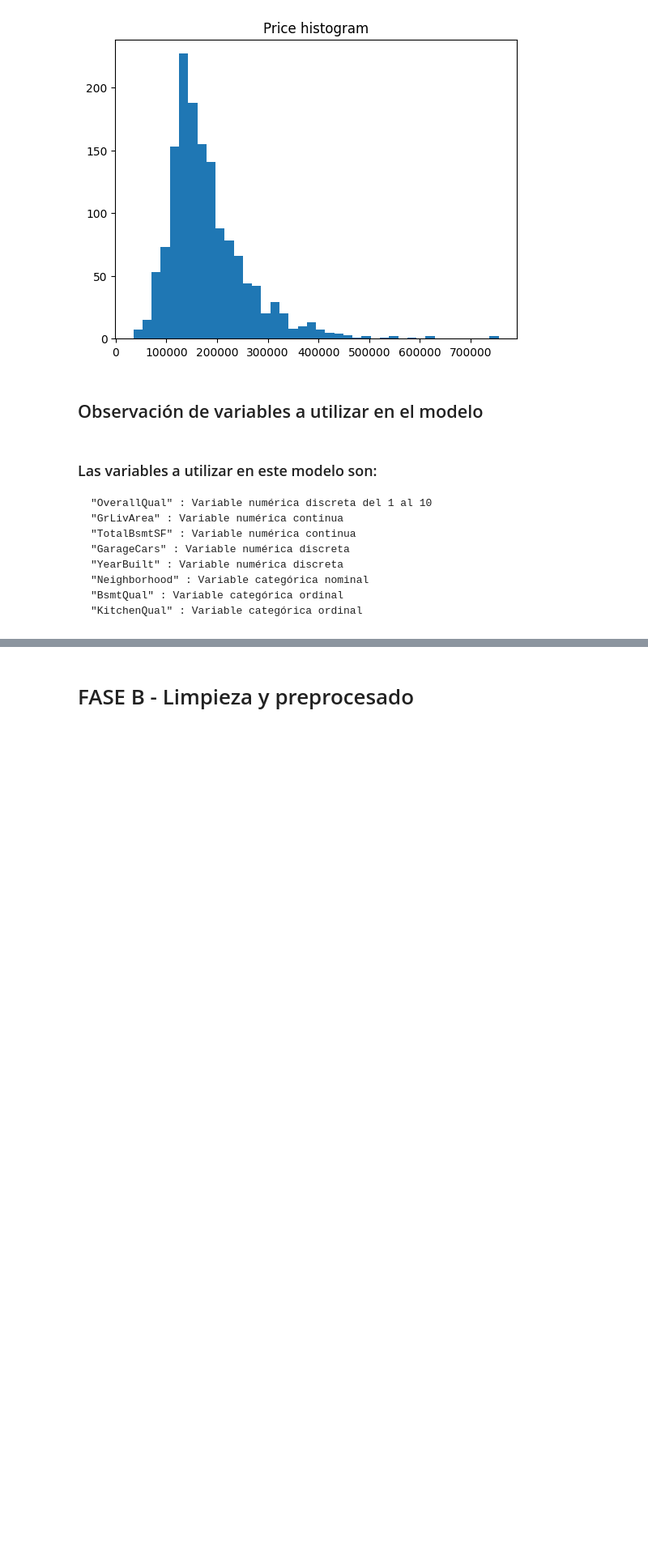
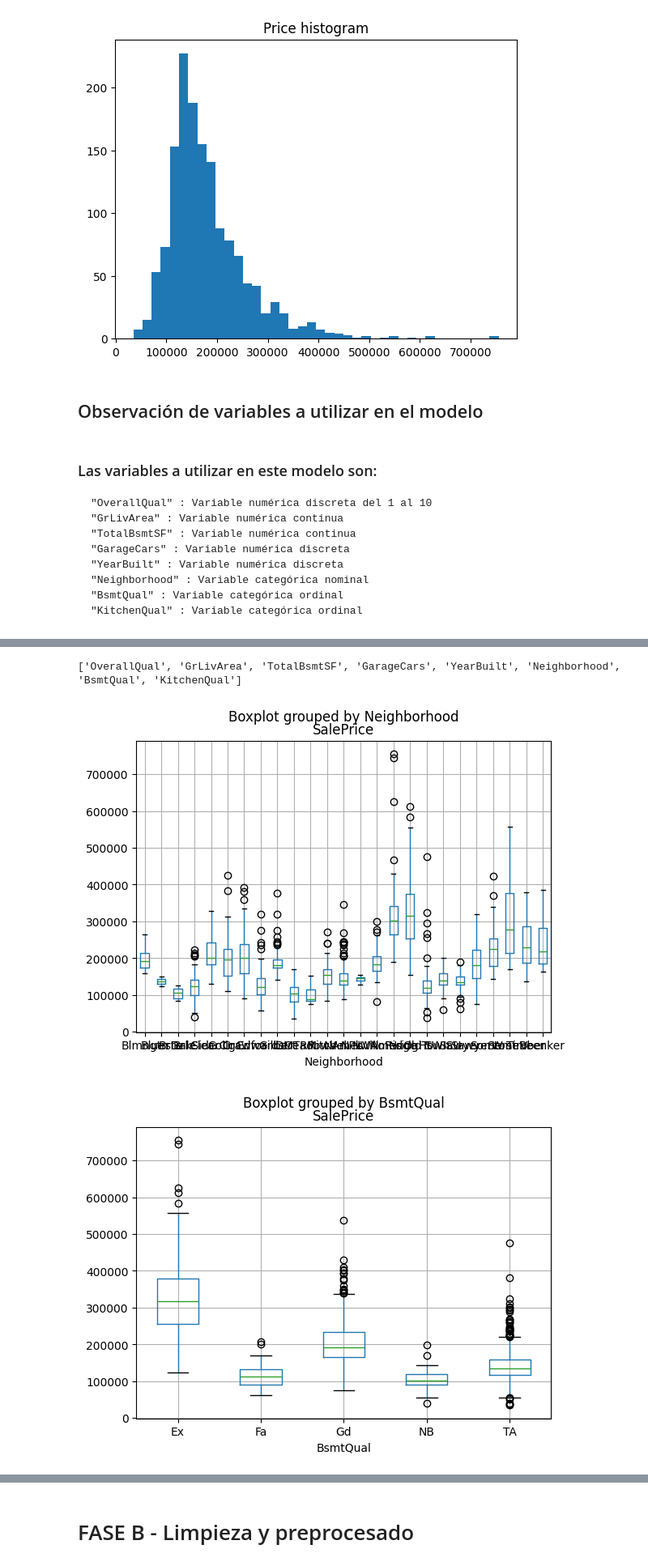
Before and after one commit to LLPB-pixel/TrabajoPrecioCasas, a Jupyter notebook: starting_model.ipynb, the cells around one changed output, grey strips where cells are left out. Shown at 81% size. Drawn from its saved outputs; the diff is of its cells as text; code cells hidden in the pictures; blank space fills up the shorter version.

```diff
--- a/starting_model.ipynb
+++ b/starting_model.ipynb
@@ -129,0 +138,22 @@ dispersion()
+# %%
+atributos = winner_var_list
+print(atributos)
+
+def boxplot(dataset, attrs):
+    for i in range(0,len(attrs)):
+        attr = attrs[i]
+
+        if i==7:
+            serie = dataset["BsmtQual"].fillna('NB')
+            dataset.boxplot(column="SalePrice", by=attr)
+        elif(dataset[attr].dtype=="str"):
+            dataset.boxplot(column="SalePrice", by=attr)
+
+
+    plt.tight_layout()
+    plt.show()
+boxplot(df, atributos)
+# %% [output]
+['OverallQual', 'GrLivArea', 'TotalBsmtSF', 'GarageCars', 'YearBuilt', 'Neighborhood', 'BsmtQual', 'KitchenQual']
+[figure, added]
+[figure, added]
```
Also changed, not shown: parts of 12 cells of this notebook.
